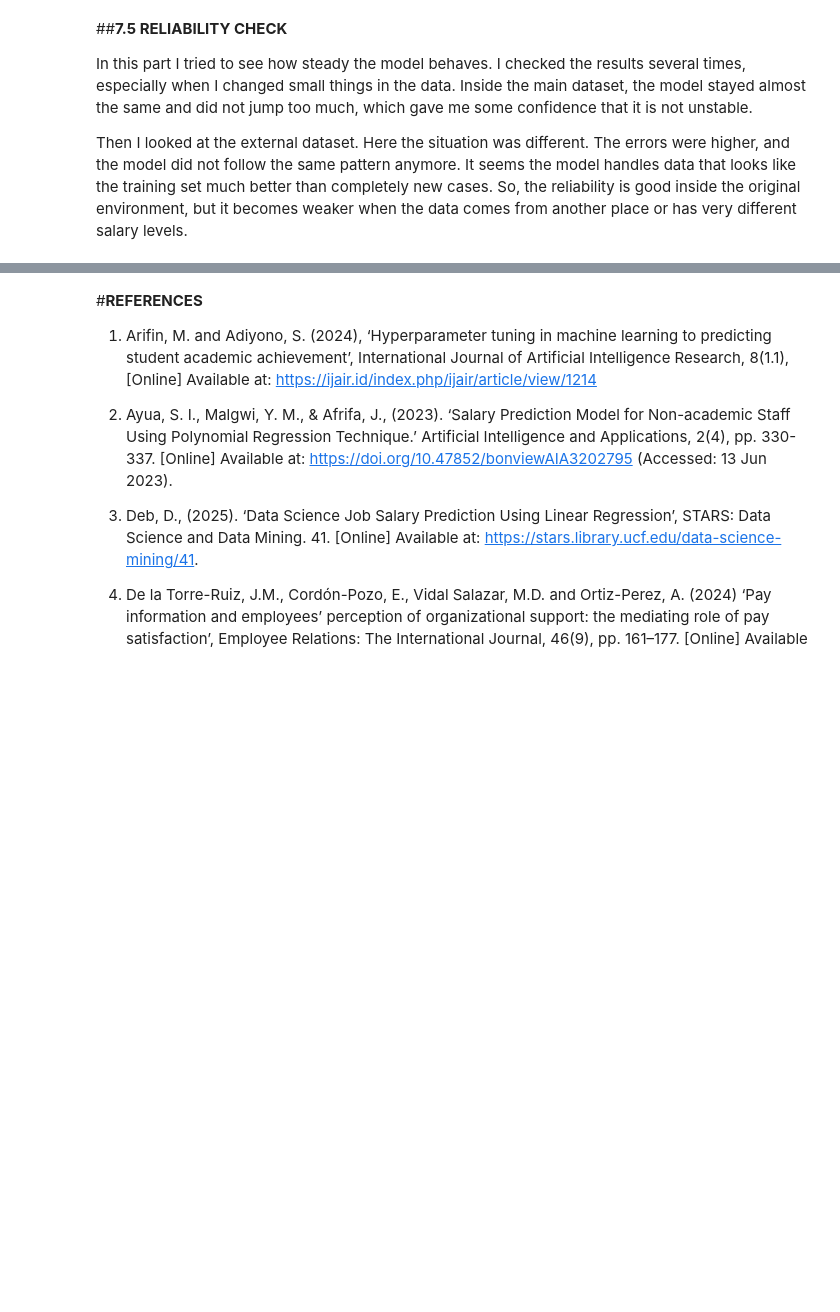
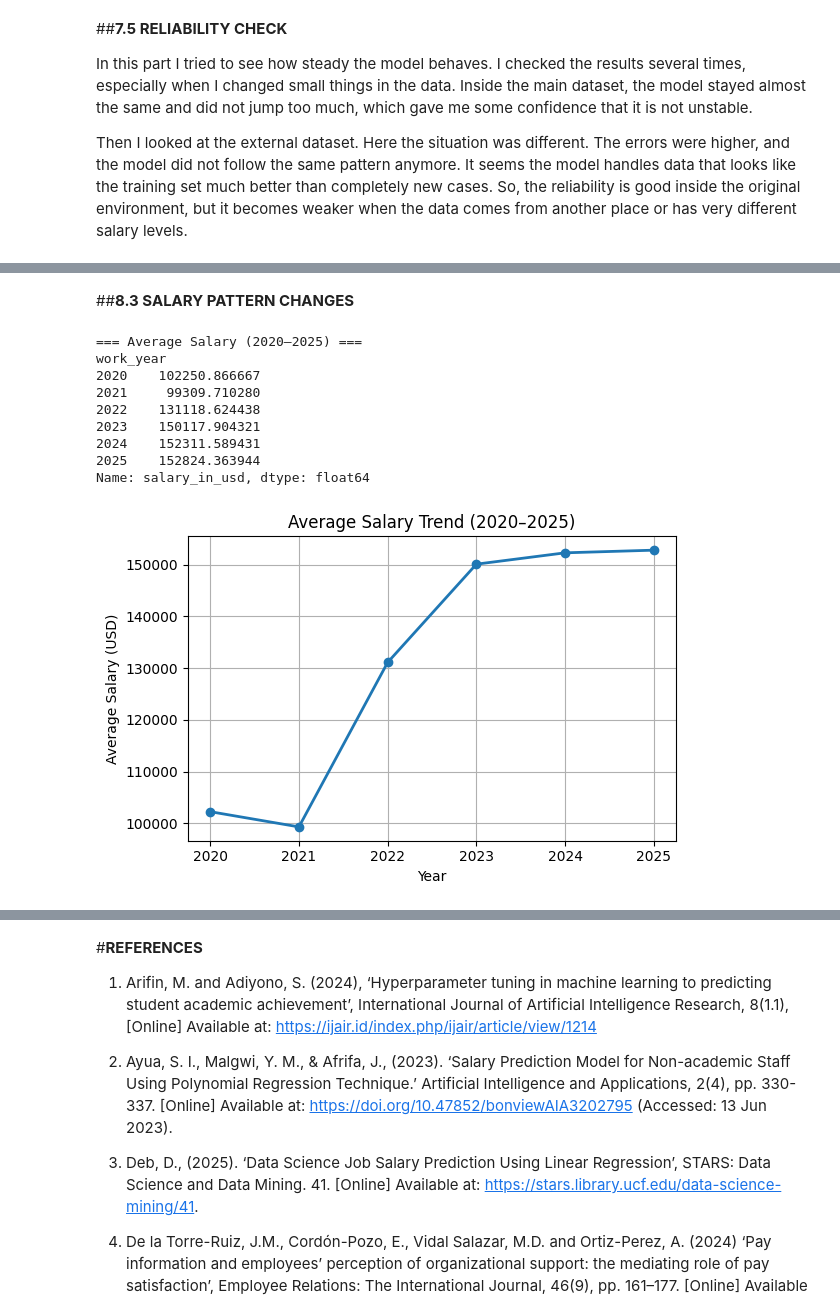
Before and after one commit to behrad-mohammadi/salary-prediction-data-jobs, a Jupyter notebook: Notebook/salary_analysis_main.ipynb, the cells around one changed output, grey strips where cells are left out. Cells and saved outputs as stored; diff of their text form; code cells hidden in the pictures; blank space fills up the shorter version.

```diff
--- a/Notebook/salary_analysis_main.ipynb
+++ b/Notebook/salary_analysis_main.ipynb
@@ -1544,0 +1573,37 @@ Then I looked at the external dataset. Here the situation was different. The err
+# %% [markdown]
+##**8.3	SALARY PATTERN CHANGES**
+# %%
+# --- 8.3.A Salary Trend 2020–2025 ---
+
+fig_path = "/content/drive/MyDrive/IBS_Salary_Project/figures/"
+
+# 1) Average salary per year
+trend_full = df_model.groupby("work_year")["salary_in_usd"].mean()
+
+print("=== Average Salary (2020–2025) ===")
+print(trend_full)
+
+# 2) Plot
+plt.figure(figsize=(6,4))
+plt.plot(trend_full.index, trend_full.values, marker="o", linewidth=2)
+plt.title("Average Salary Trend (2020–2025)")
+plt.xlabel("Year")
+plt.ylabel("Average Salary (USD)")
+plt.grid(True)
+plt.tight_layout()
+
+# 3) Save figure
+plt.savefig(fig_path + "Figure_8_1_salary_trend_2020_2025.png", dpi=300)
+
+plt.show()
+# %% [output]
+=== Average Salary (2020–2025) ===
+work_year
+2020    102250.866667
+2021     99309.710280
+2022    131118.624438
+2023    150117.904321
+2024    152311.589431
+2025    152824.363944
+Name: salary_in_usd, dtype: float64
+[figure, added]
```
Also changed, not shown: parts of 5 cells of this notebook.
